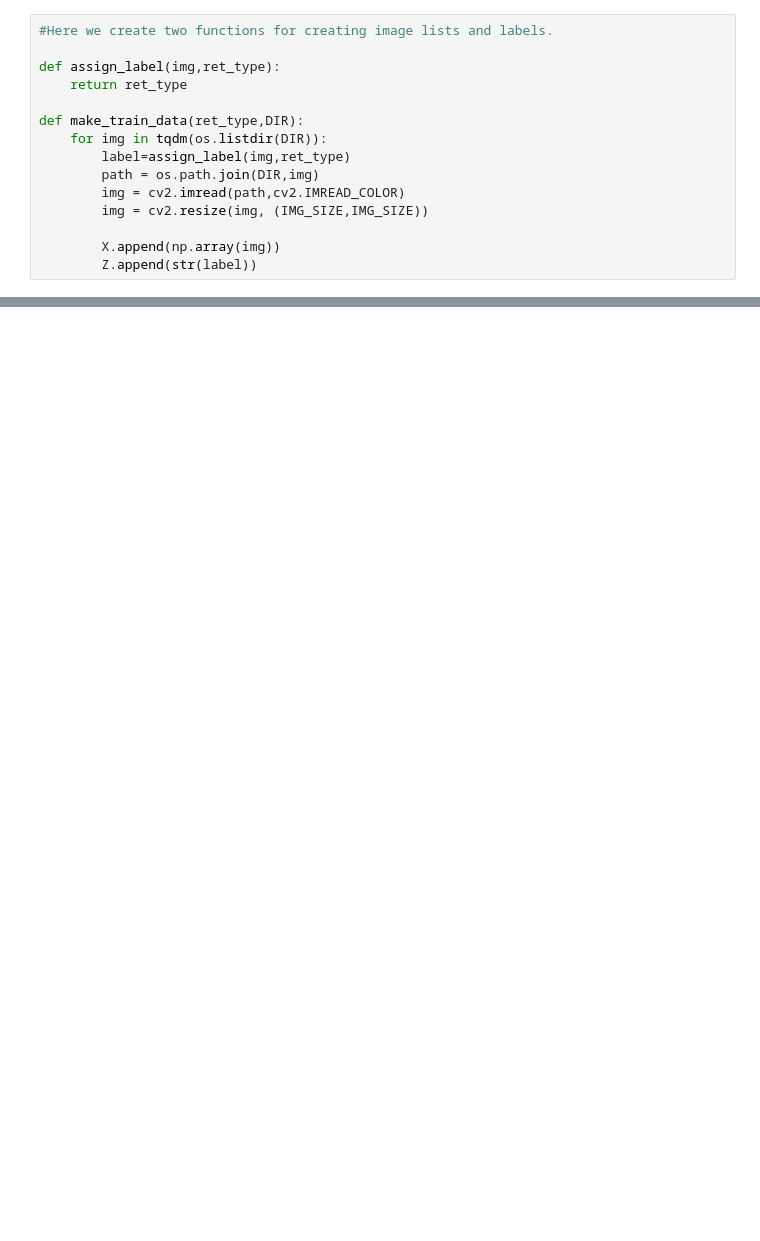
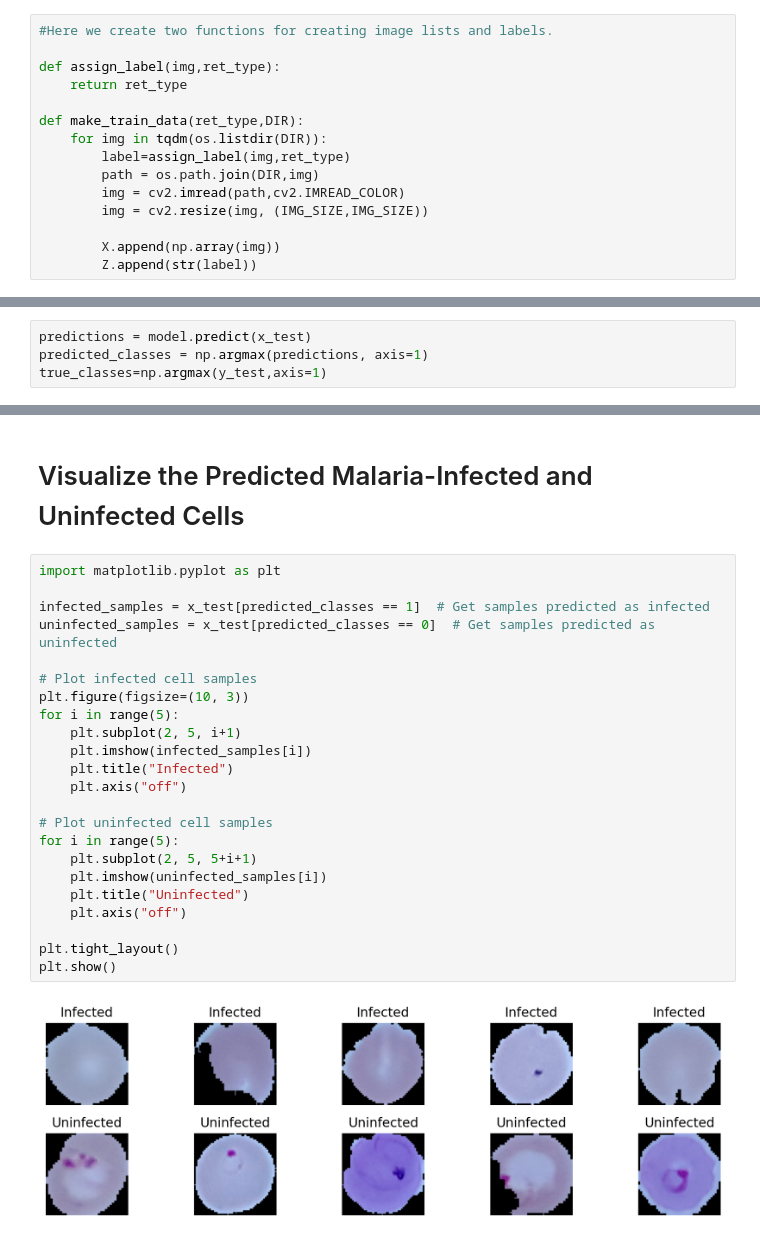
Before and after one commit to yemioyeleke/Malaria_Detection_CNN, a Jupyter notebook: Malaria_Detection_with_CNN.ipynb, the cells around one changed output, grey strips where cells are left out. Cells and saved outputs as stored; diff of their text form; blank space fills up the shorter version.

```diff
--- a/Malaria_Detection_with_CNN.ipynb
+++ b/Malaria_Detection_with_CNN.ipynb
@@ -67,0 +375,4 @@ make_train_data('Uninfected',norm_DIR)
+# %%
+predictions = model.predict(x_test)
+predicted_classes = np.argmax(predictions, axis=1)
+true_classes=np.argmax(y_test,axis=1)
@@ -67,0 +401,27 @@ make_train_data('Uninfected',norm_DIR)
+# %% [markdown]
+# Visualize the Predicted Malaria-Infected and Uninfected Cells
+# %%
+import matplotlib.pyplot as plt
+
+infected_samples = x_test[predicted_classes == 1]  # Get samples predicted as infected
+uninfected_samples = x_test[predicted_classes == 0]  # Get samples predicted as uninfected
+
+# Plot infected cell samples
+plt.figure(figsize=(10, 3))
+for i in range(5):
+    plt.subplot(2, 5, i+1)
+    plt.imshow(infected_samples[i])
+    plt.title("Infected")
+    plt.axis("off")
+
+# Plot uninfected cell samples
+for i in range(5):
+    plt.subplot(2, 5, 5+i+1)
+    plt.imshow(uninfected_samples[i])
+    plt.title("Uninfected")
+    plt.axis("off")
+
+plt.tight_layout()
+plt.show()
+# %% [output]
+[figure, added]
```
Also changed, not shown: parts of 56 cells of this notebook.
